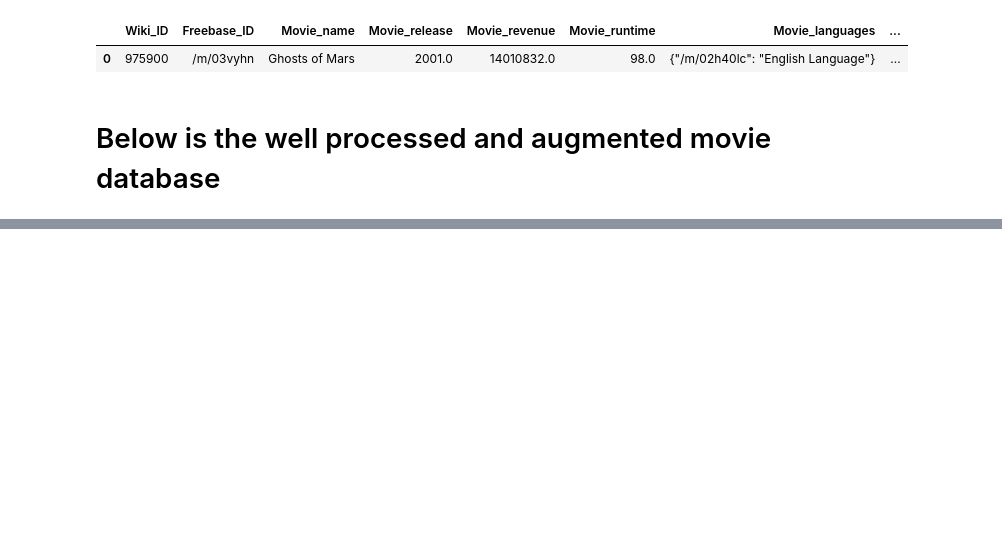
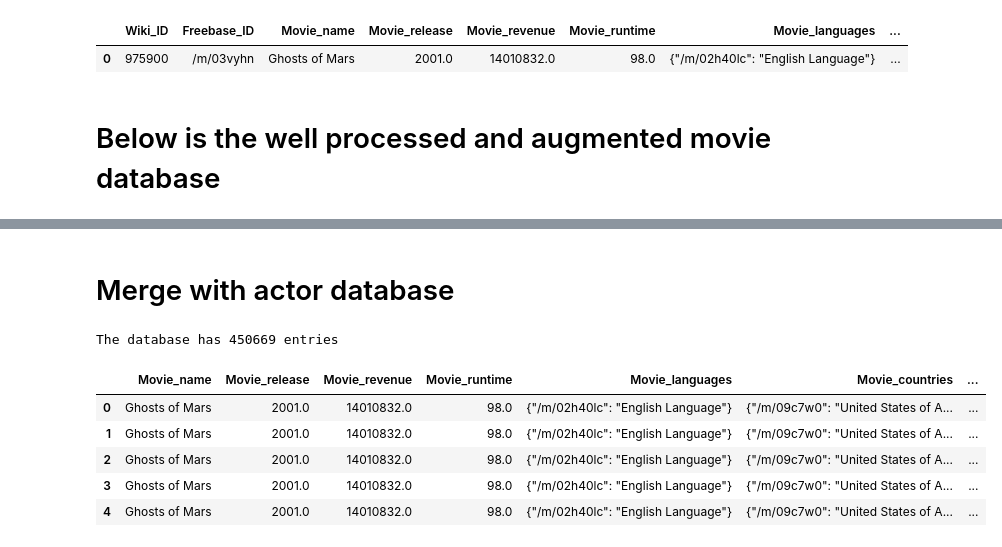
Before and after one commit to epfl-ada/ada-2023-project-patterndetectives, a Jupyter notebook: data_analysis.ipynb, the cells around one changed output, grey strips where cells are left out. Drawn from its saved outputs; the diff is of its cells as text; code cells hidden in the pictures; blank space fills up the shorter version.

```diff
--- a/data_analysis.ipynb
+++ b/data_analysis.ipynb
@@ -161,3 +161,21 @@ df_movie.head(1)
 # %% [output]
 |  | Wiki_ID | Movie_name | Movie_release | Movie_revenue | Movie_runtime | Movie_languages | Movie_countries | ... |
 | 0 | 975900 | Ghosts of Mars | 2001.0 | 14010832.0 | 98.0 | {"/m/02h40lc": "English Language"} | {"/m/09c7w0": "United States of A... | ... |
+# %% [markdown]
+# Merge with actor database
+# %%
+df_all = df_movie.merge(df_char, on='Wiki_ID', how='right')
+print(f"The database has {len(df_all)} entries")
+# %% [output]
+The database has 450669 entries
+# %%
+df_all = df_all.drop(['Wiki_ID', 'Movie_release_y', 'Freebase_ID', 'Char/Actor_map', 'Char_ID',
+                      'Actor_ID'], axis=1).rename(columns={'Movie_release_x': 'Movie_release'})
+df_all.head()
+# %% [output]
+|  | Movie_name | Movie_release | Movie_revenue | Movie_runtime | Movie_languages | Movie_countries | ... |
+| 0 | Ghosts of Mars | 2001.0 | 14010832.0 | 98.0 | {"/m/02h40lc": "English Language"} | {"/m/09c7w0": "United States of A... | ... |
+| 1 | Ghosts of Mars | 2001.0 | 14010832.0 | 98.0 | {"/m/02h40lc": "English Language"} | {"/m/09c7w0": "United States of A... | ... |
+| 2 | Ghosts of Mars | 2001.0 | 14010832.0 | 98.0 | {"/m/02h40lc": "English Language"} | {"/m/09c7w0": "United States of A... | ... |
+| 3 | Ghosts of Mars | 2001.0 | 14010832.0 | 98.0 | {"/m/02h40lc": "English Language"} | {"/m/09c7w0": "United States of A... | ... |
+| 4 | Ghosts of Mars | 2001.0 | 14010832.0 | 98.0 | {"/m/02h40lc": "English Language"} | {"/m/09c7w0": "United States of A... | ... |
```
Also changed, not shown: parts of 5 cells of this notebook.
